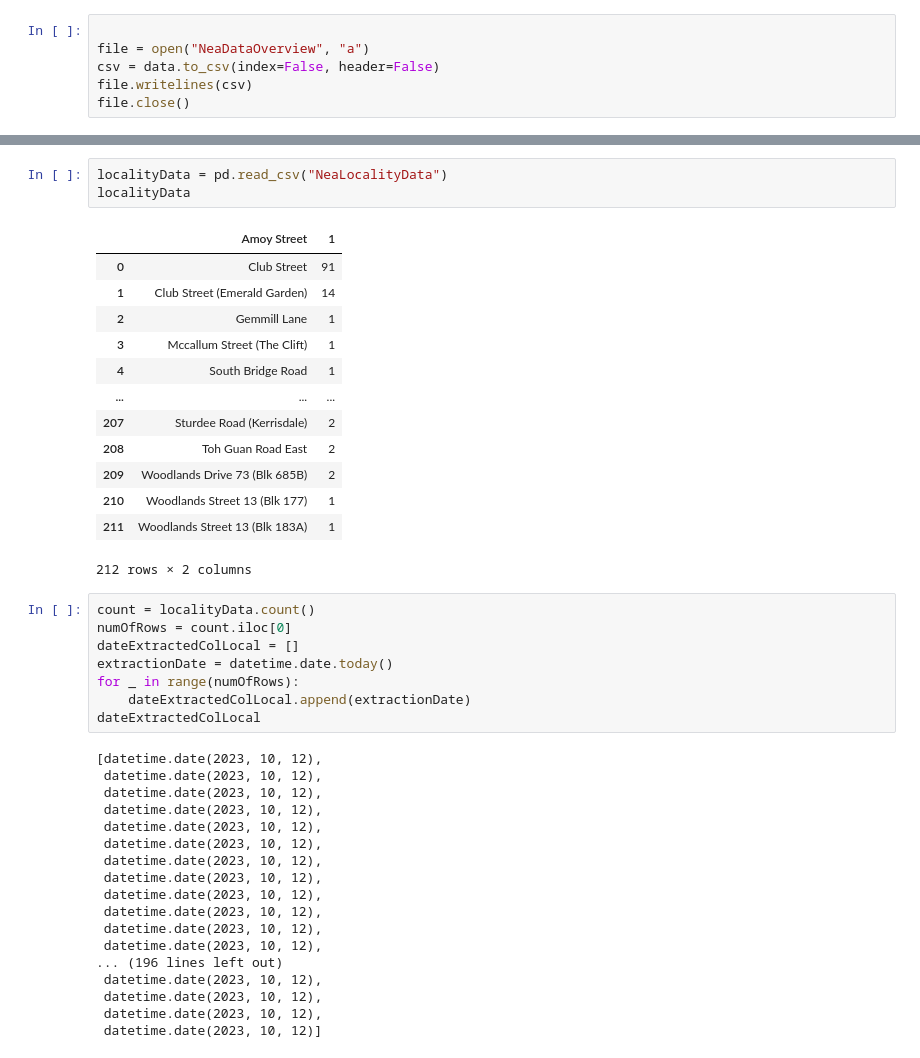
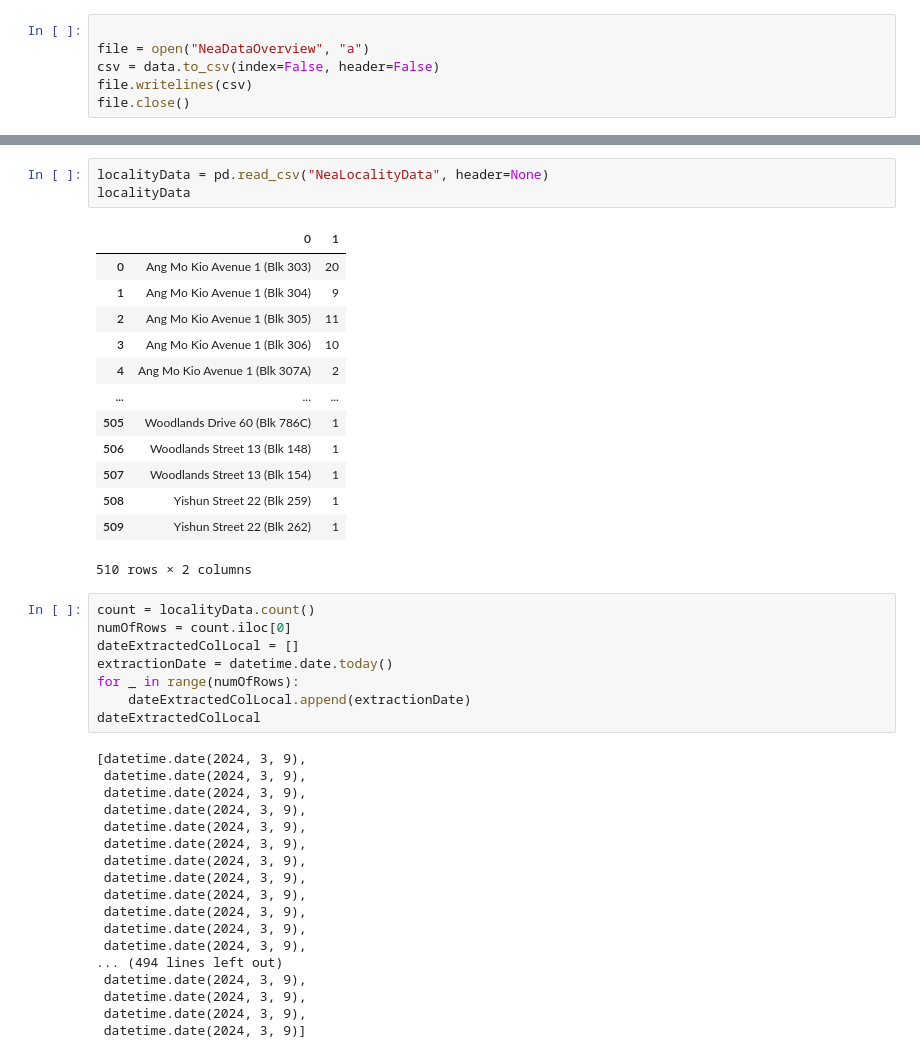
Before and after one commit to AryaVatsa/Daily-Dengue-Cluster-Data-, a Jupyter notebook: Dengue/NEAwebsite.ipynb, the cells around one changed output, grey strips where cells are left out. Drawn from its saved outputs; the diff is of its cells as text.

```diff
--- a/Dengue/NEAwebsite.ipynb
+++ b/Dengue/NEAwebsite.ipynb
@@ -197,20 +197,20 @@ testdata
 # %%
-localityData = pd.read_csv("NeaLocalityData")
+localityData = pd.read_csv("NeaLocalityData", header=None)
 localityData
 # %% [output]
-|  | Amoy Street | 1 |
-| 0 | Club Street | 91 |
-| 1 | Club Street (Emerald Garden) | 14 |
-| 2 | Gemmill Lane | 1 |
-| 3 | Mccallum Street (The Clift) | 1 |
-| 4 | South Bridge Road | 1 |
+|  | 0 | 1 |
+| 0 | Ang Mo Kio Avenue 1 (Blk 303) | 20 |
+| 1 | Ang Mo Kio Avenue 1 (Blk 304) | 9 |
+| 2 | Ang Mo Kio Avenue 1 (Blk 305) | 11 |
+| 3 | Ang Mo Kio Avenue 1 (Blk 306) | 10 |
+| 4 | Ang Mo Kio Avenue 1 (Blk 307A) | 2 |
 | ... | ... | ... |
-| 207 | Sturdee Road (Kerrisdale) | 2 |
-| 208 | Toh Guan Road East | 2 |
-| 209 | Woodlands Drive 73 (Blk 685B) | 2 |
-| 210 | Woodlands Street 13 (Blk 177) | 1 |
-| 211 | Woodlands Street 13 (Blk 183A) | 1 |
+| 505 | Woodlands Drive 60 (Blk 786C) | 1 |
+| 506 | Woodlands Street 13 (Blk 148) | 1 |
+| 507 | Woodlands Street 13 (Blk 154) | 1 |
+| 508 | Yishun Street 22 (Blk 259) | 1 |
+| 509 | Yishun Street 22 (Blk 262) | 1 |
-212 rows × 2 columns
+510 rows × 2 columns
 # %%
 count = localityData.count()
 numOfRows = count.iloc[0]
@@ -220,22 +220,22 @@ for _ in range(numOfRows):
     dateExtractedColLocal.append(extractionDate)
 dateExtractedColLocal
 # %% [output]
-[datetime.date(2023, 10, 12),
- datetime.date(2023, 10, 12),
- datetime.date(2023, 10, 12),
- datetime.date(2023, 10, 12),
- datetime.date(2023, 10, 12),
- datetime.date(2023, 10, 12),
- datetime.date(2023, 10, 12),
- datetime.date(2023, 10, 12),
- datetime.date(2023, 10, 12),
- datetime.date(2023, 10, 12),
- datetime.date(2023, 10, 12),
- datetime.date(2023, 10, 12),
-... (196 lines left out)
- datetime.date(2023, 10, 12),
- datetime.date(2023, 10, 12),
- datetime.date(2023, 10, 12),
- datetime.date(2023, 10, 12)]
+[datetime.date(2024, 3, 9),
+ datetime.date(2024, 3, 9),
+ datetime.date(2024, 3, 9),
+ datetime.date(2024, 3, 9),
+ datetime.date(2024, 3, 9),
+ datetime.date(2024, 3, 9),
+ datetime.date(2024, 3, 9),
+ datetime.date(2024, 3, 9),
+ datetime.date(2024, 3, 9),
+ datetime.date(2024, 3, 9),
+ datetime.date(2024, 3, 9),
+ datetime.date(2024, 3, 9),
+... (494 lines left out)
+ datetime.date(2024, 3, 9),
+ datetime.date(2024, 3, 9),
+ datetime.date(2024, 3, 9),
+ datetime.date(2024, 3, 9)]
 # %%
 localityData["date of extraction"] = dateExtractedColLocal
```
Also changed, not shown: parts of 18 cells of this notebook, 9 other files.
